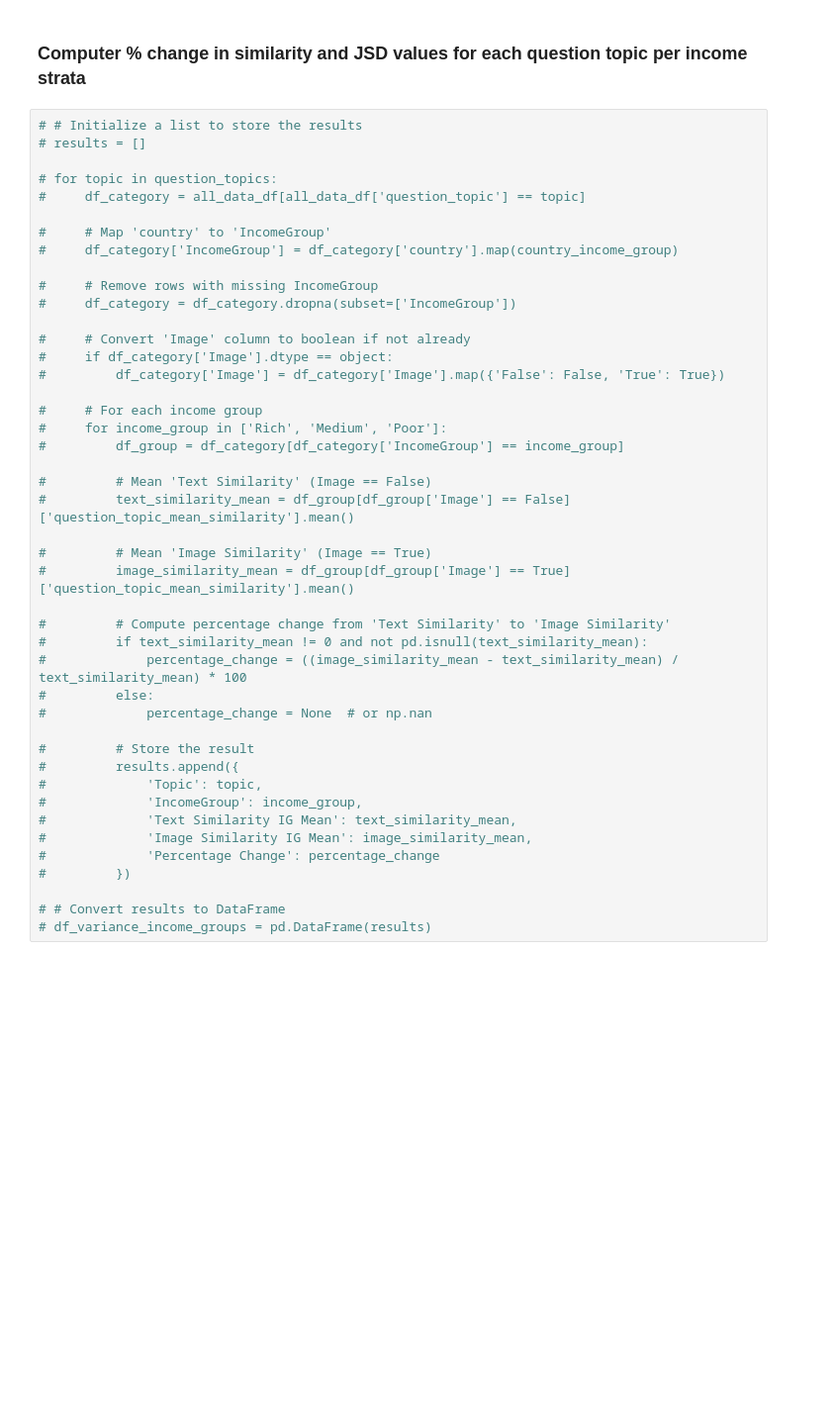
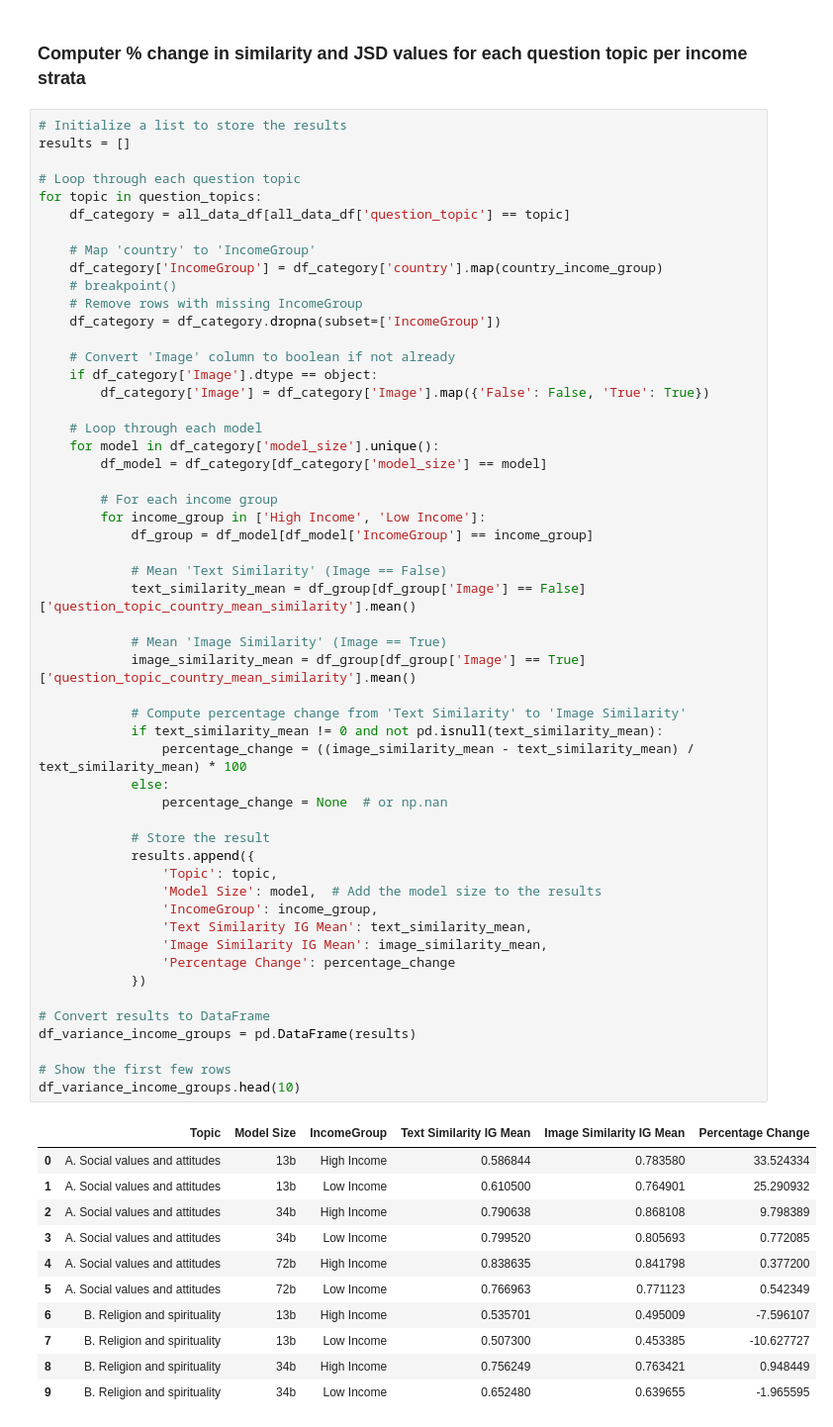
Before and after one commit to copperwiring/cultural_values, a Jupyter notebook: notebooks/ds_analysis/DollarSPlots.ipynb, the cells around one changed output. Shown: that part at 99% size. Cells and saved outputs as stored; diff of their text form; blank space fills up the shorter version.

```diff
--- a/notebooks/ds_analysis/DollarSPlots.ipynb
+++ b/notebooks/ds_analysis/DollarSPlots.ipynb
@@ -909,46 +636,67 @@ Saved Q. Security_income.png
 # %% [markdown]
 ### Computer % change in similarity and JSD values for each question topic per income strata
 # %%
-# # Initialize a list to store the results
-# results = []
+# Initialize a list to store the results
+results = []
 
-# for topic in question_topics:
-#     df_category = all_data_df[all_data_df['question_topic'] == topic]
+# Loop through each question topic
+for topic in question_topics:
+    df_category = all_data_df[all_data_df['question_topic'] == topic]
 
-#     # Map 'country' to 'IncomeGroup'
-#     df_category['IncomeGroup'] = df_category['country'].map(country_income_group)
+    # Map 'country' to 'IncomeGroup'
+    df_category['IncomeGroup'] = df_category['country'].map(country_income_group)
+    # breakpoint()
+    # Remove rows with missing IncomeGroup
+    df_category = df_category.dropna(subset=['IncomeGroup'])
 
-#     # Remove rows with missing IncomeGroup
-#     df_category = df_category.dropna(subset=['IncomeGroup'])
+    # Convert 'Image' column to boolean if not already
+    if df_category['Image'].dtype == object:
+        df_category['Image'] = df_category['Image'].map({'False': False, 'True': True})
 
-#     # Convert 'Image' column to boolean if not already
-#     if df_category['Image'].dtype == object:
-#         df_category['Image'] = df_category['Image'].map({'False': False, 'True': True})
+    # Loop through each model
+    for model in df_category['model_size'].unique():
+        df_model = df_category[df_category['model_size'] == model]
 
-#     # For each income group
-#     for income_group in ['Rich', 'Medium', 'Poor']:
-#         df_group = df_category[df_category['IncomeGroup'] == income_group]
+        # For each income group
+        for income_group in ['High Income', 'Low Income']:
+            df_group = df_model[df_model['IncomeGroup'] == income_group]
 
-#         # Mean 'Text Similarity' (Image == False)
-#         text_similarity_mean = df_group[df_group['Image'] == False]['question_topic_mean_similarity'].mean()
+            # Mean 'Text Similarity' (Image == False)
+            text_similarity_mean = df_group[df_group['Image'] == False]['question_topic_country_mean_similarity'].mean()
 
-#         # Mean 'Image Similarity' (Image == True)
-#         image_similarity_mean = df_group[df_group['Image'] == True]['question_topic_mean_similarity'].mean()
+            # Mean 'Image Similarity' (Image == True)
+            image_similarity_mean = df_group[df_group['Image'] == True]['question_topic_country_mean_similarity'].mean()
 
-#         # Compute percentage change from 'Text Similarity' to 'Image Similarity'
-#         if text_similarity_mean != 0 and not pd.isnull(text_similarity_mean):
-#             percentage_change = ((image_similarity_mean - text_similarity_mean) / text_similarity_mean) * 100
-#         else:
-#             percentage_change = None  # or np.nan
+            # Compute percentage change from 'Text Similarity' to 'Image Similarity'
+            if text_similarity_mean != 0 and not pd.isnull(text_similarity_mean):
+                percentage_change = ((image_similarity_mean - text_similarity_mean) / text_similarity_mean) * 100
+            else:
+                percentage_change = None  # or np.nan
 
-#         # Store the result
-#         results.append({
-#             'Topic': topic,
-#             'IncomeGroup': income_group,
-#             'Text Similarity IG Mean': text_similarity_mean,
-#             'Image Similarity IG Mean': image_similarity_mean,
-#             'Percentage Change': percentage_change
-#         })
+            # Store the result
+            results.append({
+                'Topic': topic,
+                'Model Size': model,  # Add the model size to the results
+                'IncomeGroup': income_group,
+                'Text Similarity IG Mean': text_similarity_mean,
+                'Image Similarity IG Mean': image_similarity_mean,
+                'Percentage Change': percentage_change
+            })
 
-# # Convert results to DataFrame
-# df_variance_income_groups = pd.DataFrame(results)
+# Convert results to DataFrame
+df_variance_income_groups = pd.DataFrame(results)
+
+# Show the first few rows
+df_variance_income_groups.head(10)
+# %% [output]
+|  | Topic | Model Size | IncomeGroup | Text Similarity IG Mean | Image Similarity IG Mean | Percentage Change |
+| 0 | A. Social values and attitudes | 13b | High Income | 0.586844 | 0.783580 | 33.524334 |
+| 1 | A. Social values and attitudes | 13b | Low Income | 0.610500 | 0.764901 | 25.290932 |
+| 2 | A. Social values and attitudes | 34b | High Income | 0.790638 | 0.868108 | 9.798389 |
+| 3 | A. Social values and attitudes | 34b | Low Income | 0.799520 | 0.805693 | 0.772085 |
+| 4 | A. Social values and attitudes | 72b | High Income | 0.838635 | 0.841798 | 0.377200 |
+| 5 | A. Social values and attitudes | 72b | Low Income | 0.766963 | 0.771123 | 0.542349 |
+| 6 | B. Religion and spirituality | 13b | High Income | 0.535701 | 0.495009 | -7.596107 |
+| 7 | B. Religion and spirituality | 13b | Low Income | 0.507300 | 0.453385 | -10.627727 |
+| 8 | B. Religion and spirituality | 34b | High Income | 0.756249 | 0.763421 | 0.948449 |
+| 9 | B. Religion and spirituality | 34b | Low Income | 0.652480 | 0.639655 | -1.965595 |
```
Also changed, not shown: parts of 10 cells of this notebook, 3 other files.
